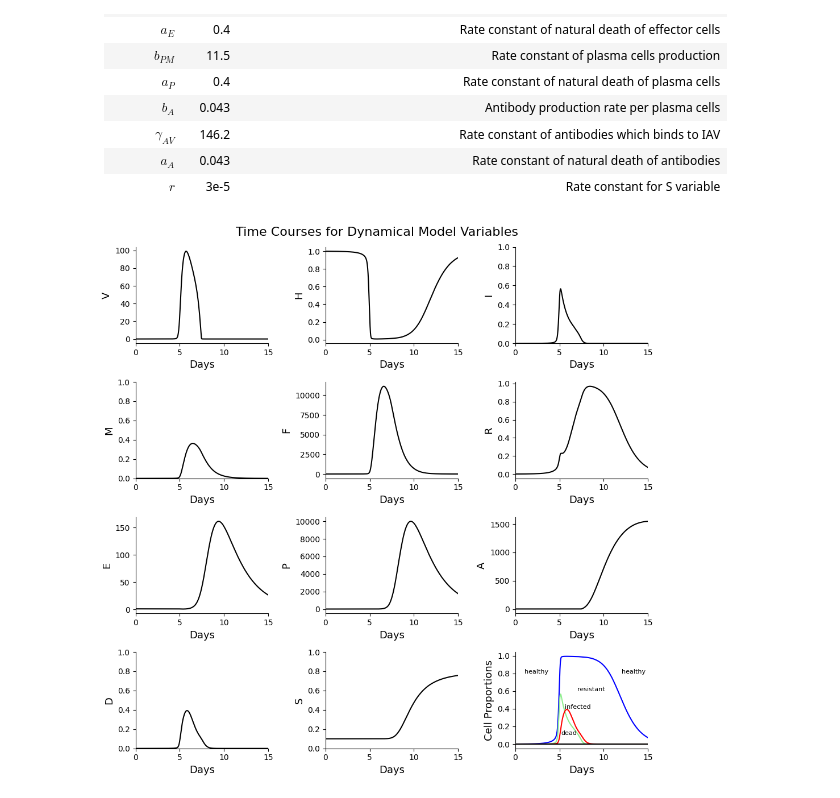
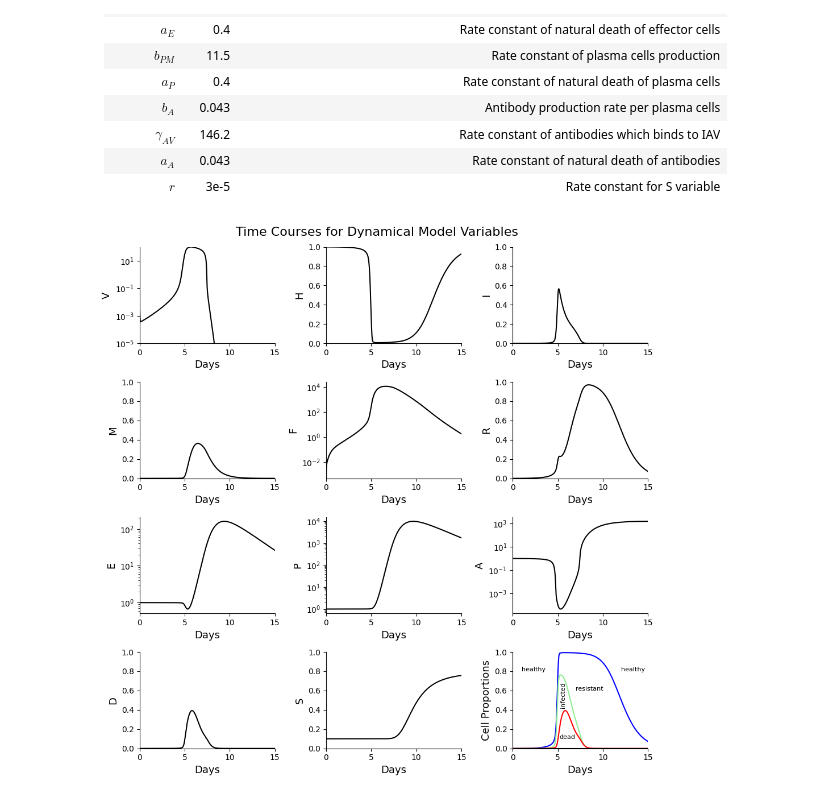
Before and after one commit to mkayeterry/MCDB172, a Jupyter notebook: final/flu_revised.ipynb, the cells around one changed output. Cells and saved outputs as stored; diff of their text form; code cells hidden in the pictures.

```diff
--- a/final/flu_revised.ipynb
+++ b/final/flu_revised.ipynb
@@ -54,7 +54,7 @@ $a_{A}$|0.043|Rate constant of natural death of antibodies
 $r$|3e-5|Rate constant for S variable
 # %%
 # Define system of equations
-def deriv_std(state, t, params):
+def get_deriv(state, t, params):
     '''
     Computes the derivatives of a dynamical model of human immune response to influenza A virus infection.
 
@@ -63,7 +63,7 @@ def deriv_std(state, t, params):
 
         t (float): The current time point
 
-        params (list): A list containing the values of the parameters in the system of differential equations.
+        params (list): A list containing the values of parameters in the system of differential equations.
 
     Returns:
         array_like: An array of length 10 representing the derivatives of the state variables with respect to time.
@@ -124,7 +124,7 @@ gammaAV = 146.2
 aA = 0.043
 r = 3e-5
 # %%
-# Figure 2
+# Figure 1
 
 # -------------- Time courses --------------
 
@@ -141,7 +141,7 @@ V0, H0, I0, M0, F0, R0, E0, P0, A0, S0 = 0.01, 1, 0, 0, 0, 0, 1, 1, 1, 0.1
 state0 = [V0, H0, I0, M0, F0, R0, E0, P0, A0, S0]
 
 # Integrate the system of differential equations over time t
-state = odeint(deriv_std, state0, t, args=(params_std,))
+state = odeint(get_deriv, state0, t, args=(params_std,))
 
 # Transpose state matrix to get individual time series for each variable
 V, H, I, M, F, R, E, P, A, S = state.T
@@ -155,38 +155,45 @@ fig.set_figwidth(10)
 fig.suptitle('Time Courses for Dynamical Model Variables', fontsize = 16)
 fig.subplots_adjust(top=0.94)
 
 # Initialize values and labels
 F1_labels = ['V', 'H', 'I', 'M', 'F', 'R', 'E', 'P', 'A', 'D', 'S', 'Cell Proportions']
 F1_vals = [V, H, I, M, F, R, E, P, A, D, S]
 
 # Iterate through subplots, plotting each timecourse
 for i, ax in enumerate(axes.flat):
     ax.set_xlim(0, 15)
     ax.set_xlabel('Days', fontsize=13)
     ax.set_ylabel(F1_labels[i], fontsize=13)
     ax.spines['top'].set_visible(False)
     ax.spines['right'].set_visible(False)
 
-    if i in range(0, 11):
+    if i in [0]:
+        ax.semilogy(t, F1_vals[i], color = 'k')
+        ax.set_ylim(10**-5, 10**2)
+
+    if i in [1, 2, 3, 5, 9, 10]:
         ax.plot(t, F1_vals[i], color = 'k')
+        ax.set_ylim(0, 1.0)
 
-    if i in [2, 3, 9, 10]:
-        ax.set_ylim(0, 1.0)
+    if i in [4, 6, 7, 8]:
+        ax.semilogy(t, F1_vals[i], color = 'k')
 
     if i in [11]:
         ax.plot(t, np.max(H) - H, color = 'blue')
-        ax.plot(t, I, color = 'lightgreen')
+        ax.plot(t, I+D, color = 'lightgreen')
         ax.plot(t, D, color = 'red')
         ax.plot(t, np.zeros(t.size), color = 'black')
         ax.text(5.2, 0.1, 'dead', fontsize=8)
-        ax.text(5.6, 0.4, 'infected', fontsize=8)
+        ax.text(5.3, 0.43, 'infected', fontsize=8, rotation=90)
         ax.text(7, 0.6, 'resistant', fontsize=8)
         ax.text(12, 0.8, 'healthy', fontsize=8)
         ax.text(1, 0.8, 'healthy', fontsize=8)
+        ax.set_ylim(0, 1.0)
 
-# Set layout and show figure
+# Set layout, save figure, and show plots
 fig.tight_layout()
+plt.savefig('figure1', dpi = 300)
 plt.show()
 # %% [output]
-[figure, old version]
+[figure, new version]
 # %%
```
Also changed, not shown: parts of 6 cells of this notebook, 10 other files.
